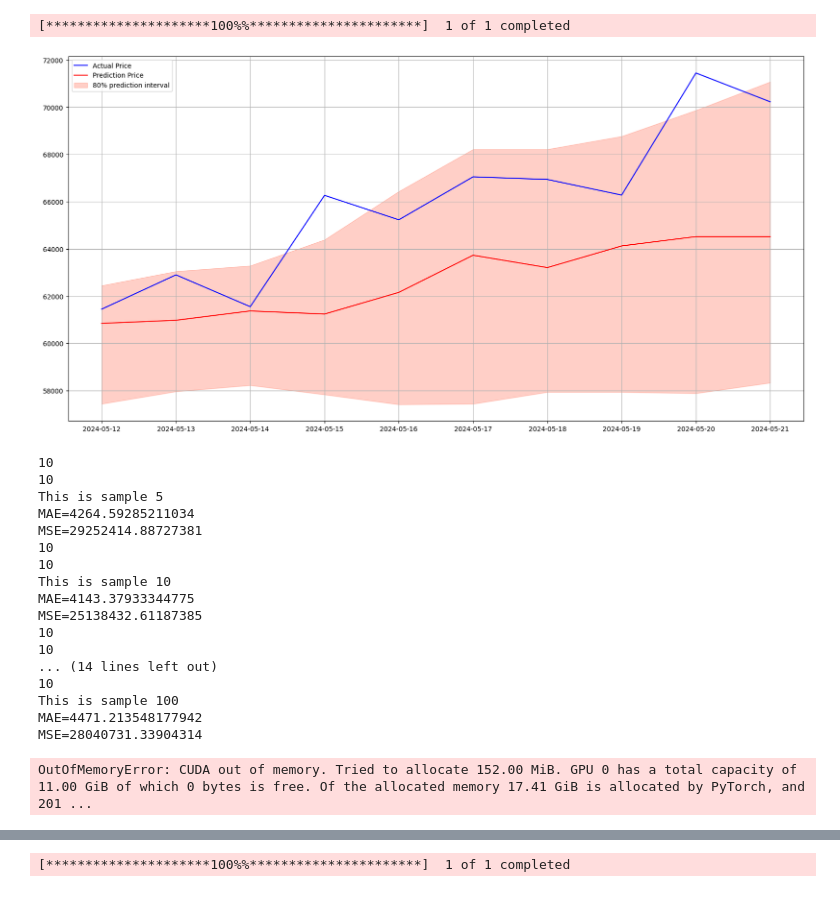
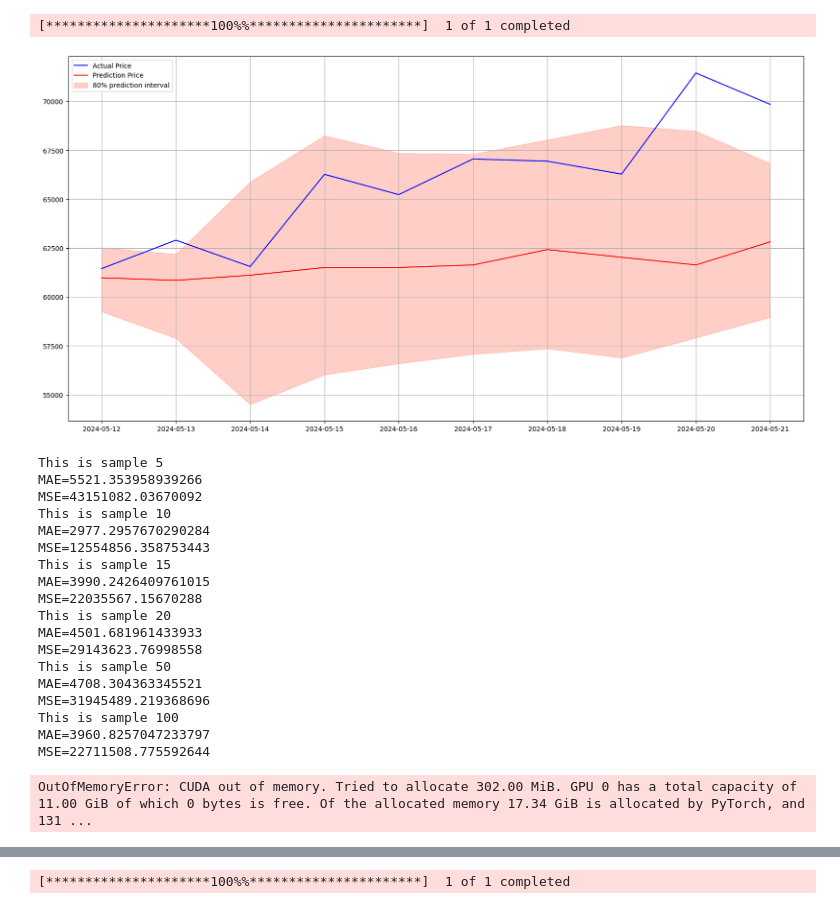
Before and after one commit to Ivo196/Price-Forecasting-Chronos-T5, a Jupyter notebook: test1.ipynb, the cells around one changed output, grey strips where cells are left out. Saved outputs shown, nothing was run; the diff lists cells and outputs as text; code cells hidden in the pictures.

```diff
--- a/test1.ipynb
+++ b/test1.ipynb
@@ -15,35 +15,35 @@ token.to_csv("BTC-USD.csv")
 df = pd.read_csv("BTC-USD.csv", index_col="Date", parse_dates=True)
 df.dropna(inplace=True)
 
 dias = 10
 
 train_size = int(len(df) - dias)
 train_df = df.iloc[:train_size]
 test_df = df.iloc[train_size:]
 
 #Hacemos las predicciones
 pipeline = ChronosPipeline.from_pretrained(
     "amazon/chronos-t5-large",
     device_map="cuda",
-    torch_dtype=torch.bfloat16,
+    torch_dtype=torch.float32,
 )
 
 prediction_length = dias
 context = torch.tensor(train_df["Close"])
 forecast = pipeline.predict(context, prediction_length, num_samples=20)
 
 low, median, high = np.quantile(forecast[0].numpy(), [0.1, 0.5, 0.9], axis=0)
 
 plt.figure(figsize=(20,10))
 plt.plot(test_df.index, test_df["Close"], label="Actual Price",color="blue")
 plt.plot(test_df.index, median, color="red", label="Prediction Price")
 plt.fill_between(test_df.index, low, high, color="tomato", alpha=0.3, label="80% prediction interval")
 plt.legend()
 plt.grid(True)
 plt.show()
 # %% [output]
 [*********************100%%**********************]  1 of 1 completed
-[figure, old version]
+[figure, new version]
 # %%
 from sklearn.metrics import mean_absolute_error, mean_squared_error
 list_num_samples = [5,10,15,20,50,100,150,200]
@@ -66,21 +66,22 @@ def forecast_with_samples(
 
 forecast_values = forecast_with_samples(pipeline,context, prediction_length, list_num_samples, test_df)
 # %% [output]
-10
-10
 This is sample 5
-MAE=4264.59285211034
-MSE=29252414.88727381
-10
-10
+MAE=5521.353958939266
+MSE=43151082.03670092
 This is sample 10
-MAE=4143.37933344775
-MSE=25138432.61187385
-10
-10
-... (14 lines left out)
-10
+MAE=2977.2957670290284
+MSE=12554856.358753443
+This is sample 15
+MAE=3990.2426409761015
+MSE=22035567.15670288
+This is sample 20
+MAE=4501.681961433933
+MSE=29143623.76998558
+This is sample 50
+MAE=4708.304363345521
+MSE=31945489.219368696
 This is sample 100
-MAE=4471.213548177942
-MSE=28040731.33904314
+MAE=3960.8257047233797
+MSE=22711508.775592644
-OutOfMemoryError: CUDA out of memory. Tried to allocate 152.00 MiB. GPU 0 has a total capacity of 11.00 GiB of which 0 bytes is free. Of the allocated memory 17.41 GiB is allocated by PyTorch, and 201 ...
+OutOfMemoryError: CUDA out of memory. Tried to allocate 302.00 MiB. GPU 0 has a total capacity of 11.00 GiB of which 0 bytes is free. Of the allocated memory 17.34 GiB is allocated by PyTorch, and 131 ...
```
Also changed, not shown: parts of 1 cell of this notebook.
